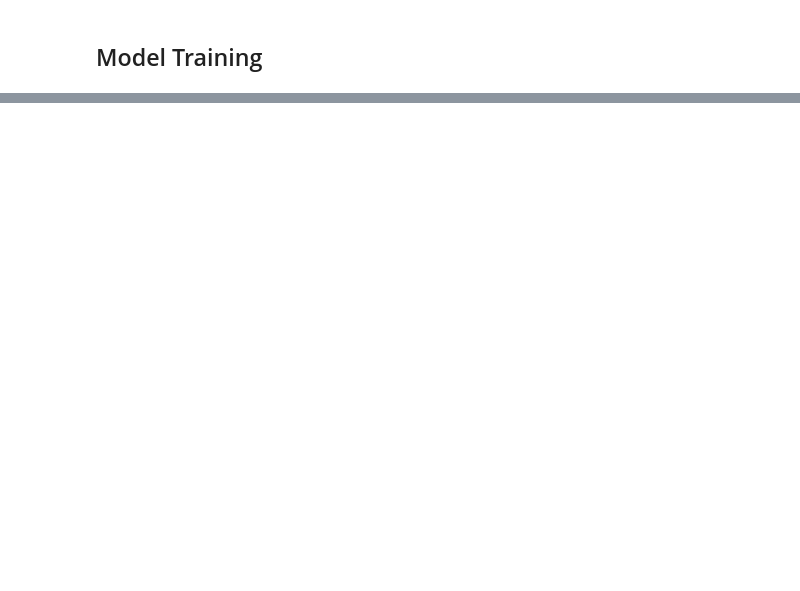
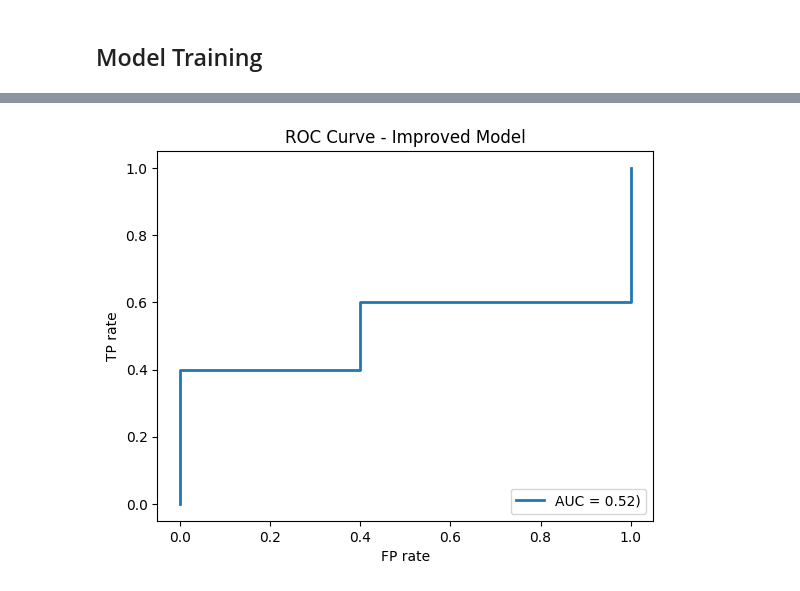
Before and after one commit to Tianze-Chen819/deeplearning-of-polya, a Jupyter notebook: model.ipynb, the cells around one changed output, grey strips where cells are left out. Saved outputs shown, nothing was run; the diff lists cells and outputs as text; code cells hidden in the pictures; blank space fills up the shorter version.

```diff
--- a/model.ipynb
+++ b/model.ipynb
@@ -76,0 +116,33 @@ NameError: name 'X_test' is not defined
+# %%
+random.seed(42)
+tf.random.set_seed(5)
+model_input_seq = Input(shape=[window_size+3, 4])
+
+# add more convolutional layers
+x = Conv1D(256, 8, padding='valid', strides=1, activation='relu')(model_input_seq)
+x = MaxPooling1D(pool_size=2, strides=2)(x)
+x = Dropout(0.3)(x)
+x = Conv1D(128, 5, padding='valid', strides=1, activation='relu')(x)
+x = MaxPooling1D(pool_size=2, strides=2)(x)
+x = Dropout(0.3)(x)
+
+# use a deeper LSTM layer
+x = Bidirectional(LSTM(units=512, return_sequences=True))(x)
+x = Dropout(0.3)(x)
+x = Bidirectional(LSTM(units=256, return_sequences=False))(x)
+x = Dropout(0.3)(x)
+x = Dense(256, activation='relu', kernel_initializer='he_normal')(x)
+x = Dropout(0.5)(x)
+x = Dense(128, activation='relu', kernel_initializer='he_normal')(x)
+x = Dropout(0.5)(x)
+x = Dense(64, activation='relu', kernel_initializer='he_normal')(x)
+x = Dropout(0.5)(x)
+output = Dense(1, activation='sigmoid')(x)
+
+improved_model = Model(inputs=model_input_seq, outputs=output)
+improved_model.compile(
+    optimizer=Nadam(learning_rate=0.0005),
+    loss=BinaryCrossentropy(reduction='sum_over_batch_size'),
+    metrics=['AUC']
+)
+improved_model.summary()
@@ -76,0 +171,12 @@ NameError: name 'X_test' is not defined
+# %%
+y_pred_prob_improved = improved_model.predict(X_train)
+fpr_improved, tpr_improved, thresholds_improved = roc_curve(y_train, y_pred_prob_improved)
+roc_auc_improved = auc(fpr_improved, tpr_improved)
+plt.figure()
+plt.plot(fpr_improved, tpr_improved, lw=2, label=f'AUC = {roc_auc_improved})')
+plt.xlabel('FP rate')
+plt.ylabel('TP rate')
+plt.title('ROC Curve - Improved Model')
+plt.legend(loc="lower right")
+plt.show()
+# %% [output]
@@ -76,0 +184 @@ NameError: name 'X_test' is not defined
+[figure, added]
```
Also changed, not shown: parts of 8 cells of this notebook, 11 other files.
